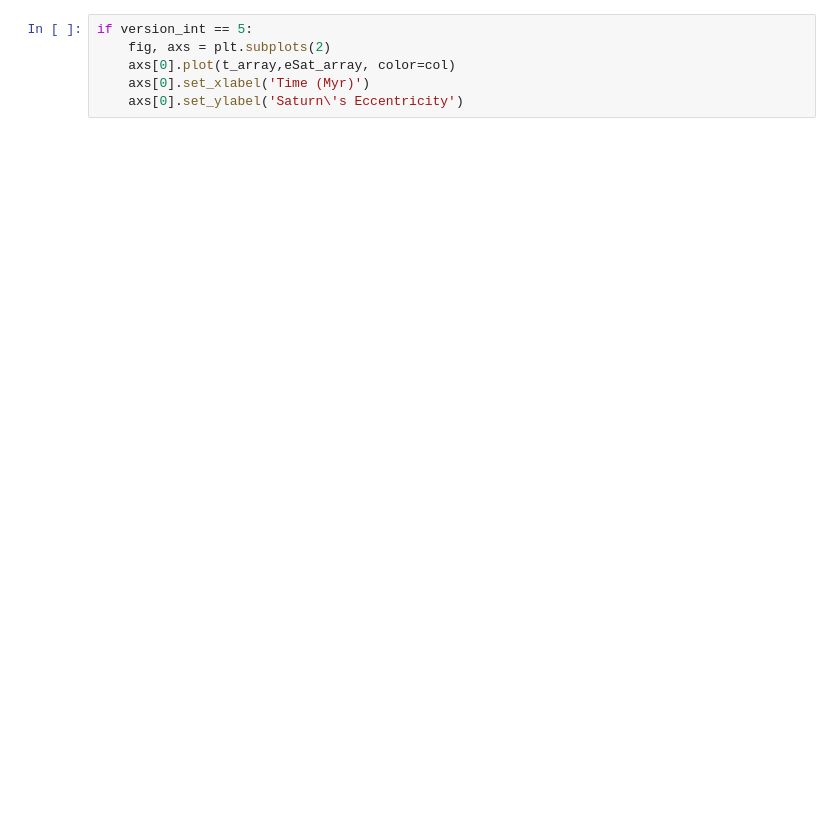
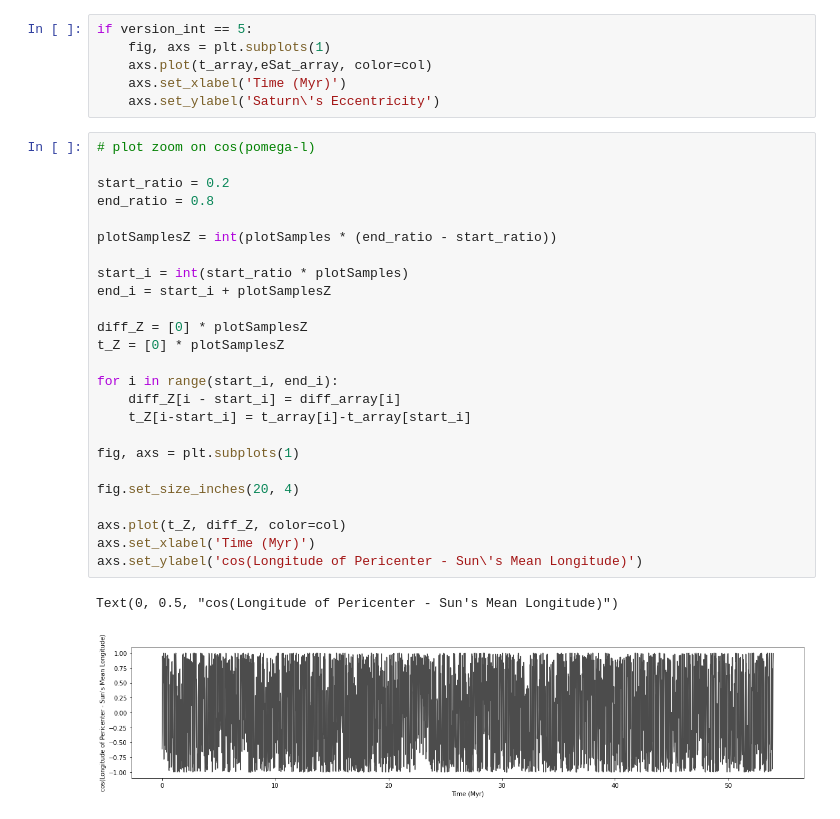
Before and after one commit to hdayuan/F21_JP_Titan-Sims, a Jupyter notebook: plot-titan.ipynb, the cells around one changed output. Cells and saved outputs as stored; diff of their text form; blank space fills up the shorter version.

```diff
--- a/plot-titan.ipynb
+++ b/plot-titan.ipynb
@@ -111,7 +111,35 @@ Text(0, 0.5, "cos(Longitude of Pericenter - Sun's Mean Longitude)")
 # %%
 if version_int == 5:
-    fig, axs = plt.subplots(2)
-    axs[0].plot(t_array,eSat_array, color=col)
-    axs[0].set_xlabel('Time (Myr)')
-    axs[0].set_ylabel('Saturn\'s Eccentricity')
+    fig, axs = plt.subplots(1)
+    axs.plot(t_array,eSat_array, color=col)
+    axs.set_xlabel('Time (Myr)')
+    axs.set_ylabel('Saturn\'s Eccentricity')
+# %%
+# plot zoom on cos(pomega-l)
+
+start_ratio = 0.2
+end_ratio = 0.8
+
+plotSamplesZ = int(plotSamples * (end_ratio - start_ratio))
+
+start_i = int(start_ratio * plotSamples)
+end_i = start_i + plotSamplesZ
+
+diff_Z = [0] * plotSamplesZ
+t_Z = [0] * plotSamplesZ
+
+for i in range(start_i, end_i):
+    diff_Z[i - start_i] = diff_array[i]
+    t_Z[i-start_i] = t_array[i]-t_array[start_i]
+
+fig, axs = plt.subplots(1)
+
+fig.set_size_inches(20, 4)
+
+axs.plot(t_Z, diff_Z, color=col)
+axs.set_xlabel('Time (Myr)')
+axs.set_ylabel('cos(Longitude of Pericenter - Sun\'s Mean Longitude)')
+# %% [output]
+Text(0, 0.5, "cos(Longitude of Pericenter - Sun's Mean Longitude)")
+[figure, added]
 # %%
```
Also changed, not shown: parts of 4 cells of this notebook, 2 other files.
